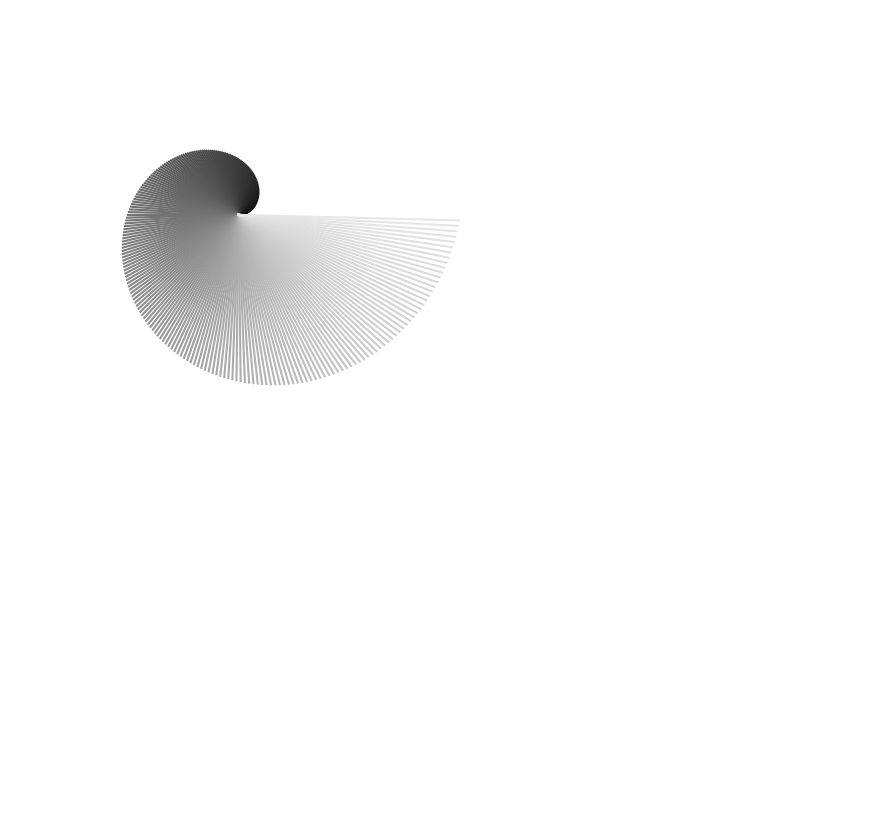
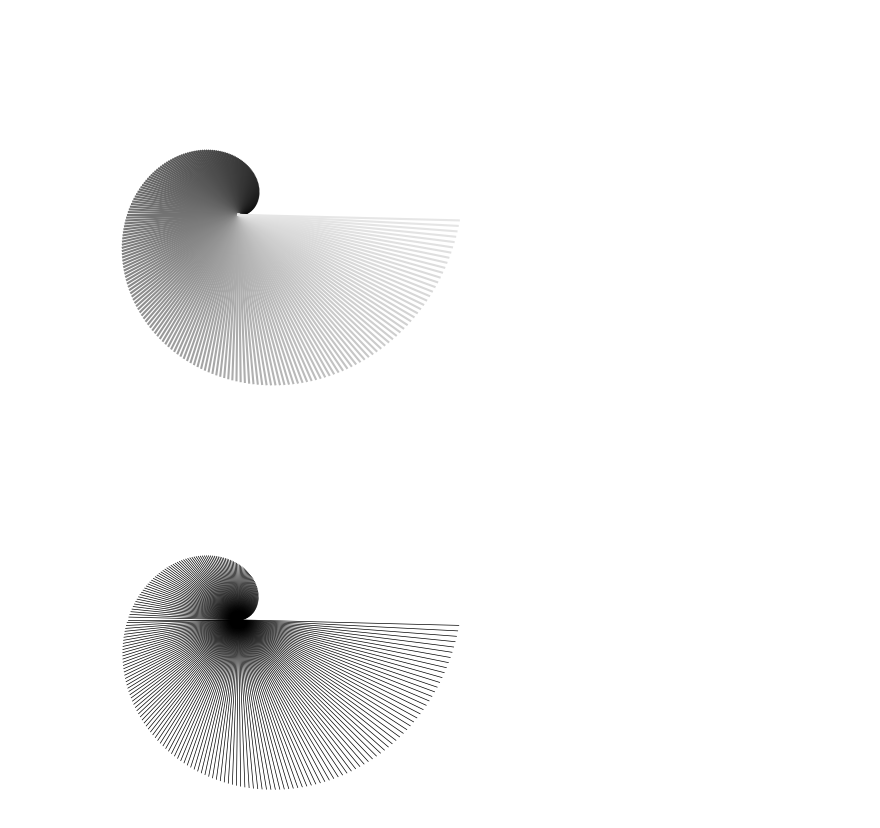
Before and after one commit to viktor-kertanov/master-math, a Jupyter notebook: ch7_algebra_2/14_complex_roots_of_unity.ipynb, the cells around one changed output. Cells and saved outputs as stored; diff of their text form; code cells hidden in the pictures; blank space fills up the shorter version.

```diff
--- a/ch7_algebra_2/14_complex_roots_of_unity.ipynb
+++ b/ch7_algebra_2/14_complex_roots_of_unity.ipynb
@@ -61,3 +61,17 @@ plt.savefig(f'root_of_unity_ex.svg')
 plt.show()
 # %% [output]
 [figure]
+# %%
+n=250
+g_col = np.linspace(0, 0, 0)
+
+for k in range(n):
+    z = np.exp(2 * np.pi * 1j* k/n)*k
+    plt.plot([0, np.real(z)], [0, np.imag(z)], color='k', linewidth=0.5)
+
+plt.axis('square')
+plt.axis('off')
+plt.savefig(f'root_of_unity_ex.svg')
+plt.show()
+# %% [output]
+[figure, added]
```
Also changed, not shown: 12 other files.
